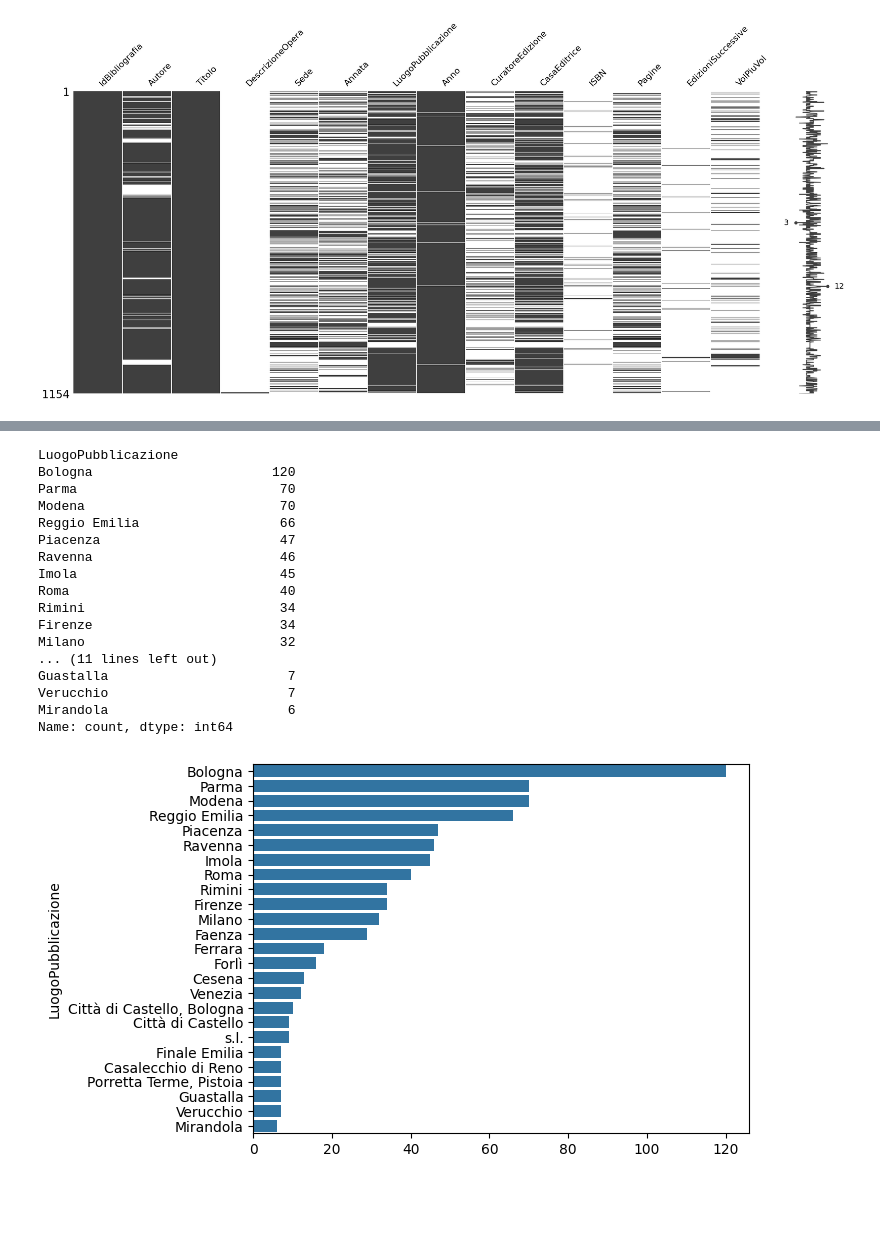
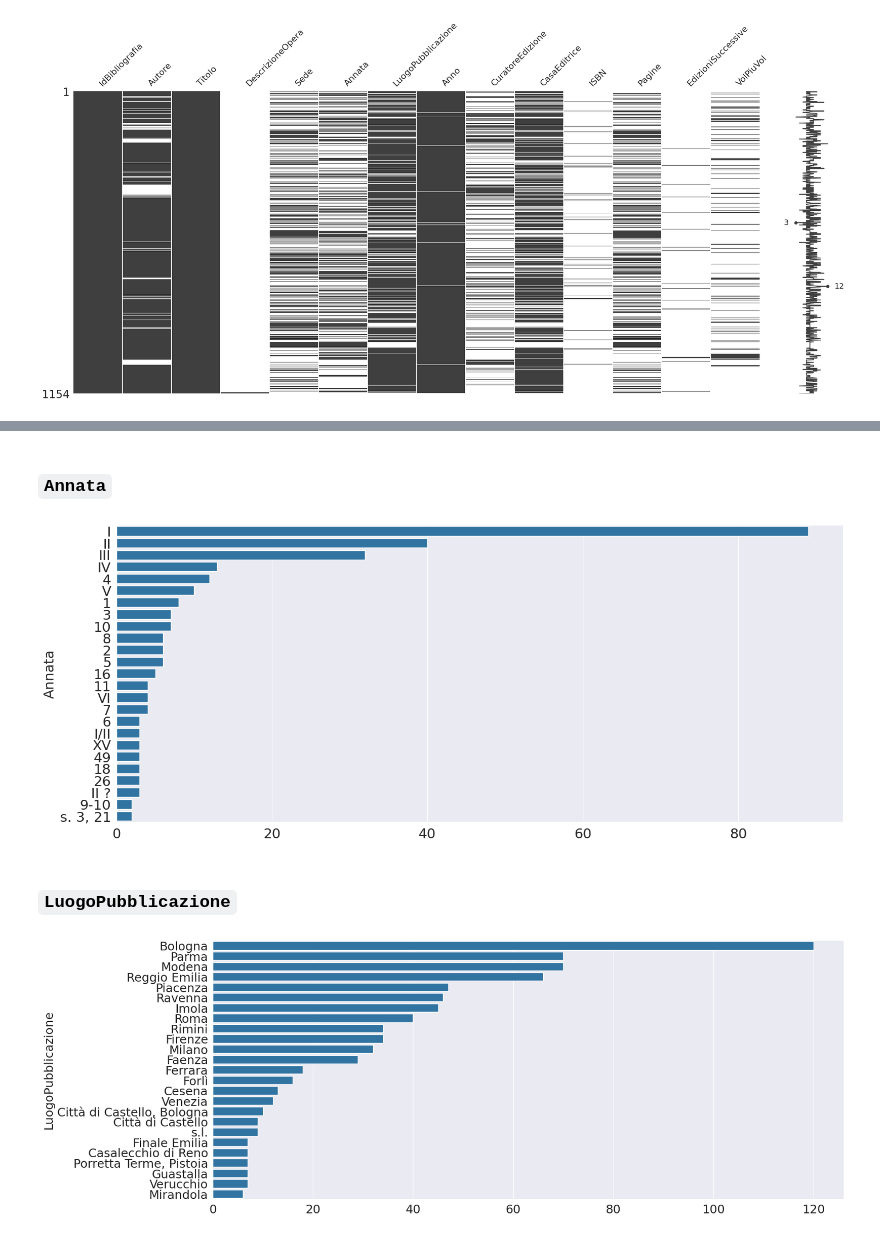
Before and after one commit to sbrzt/castelli, a Jupyter notebook: bibliography.ipynb, the cells around one changed output, grey strips where cells are left out. Cells and saved outputs as stored; diff of their text form; code cells hidden in the pictures; blank space fills up the shorter version.

```diff
--- a/bibliography.ipynb
+++ b/bibliography.ipynb
@@ -8,4 +12,6 @@ import re
 from wordcloud import WordCloud, STOPWORDS
 from stopwords import get_stopwords
 
-bibliography = pd.read_csv('data/bibliografia.csv', delimiter='|', encoding='ISO-8859-1')
+sns.set_style('darkgrid')
+plt.rcParams['figure.figsize'] = (17,7)
+plt.rcParams['font.size'] = 18
@@ -107,24 +157,16 @@ Name: count, dtype: int64
+# %% [markdown]
+### `Annata`
+# %%
+volnumber_counts = bibliography['Annata'].value_counts().head(25)
+sns.barplot(y=volnumber_counts.index, x=volnumber_counts.values)
+plt.show()
+# %% [output]
+[figure, added]
+# %% [markdown]
+### `LuogoPubblicazione`
 # %%
-luogo_counts = bibliography['LuogoPubblicazione'].value_counts().head(25)
-print(luogo_counts)
-sns.barplot(y=luogo_counts.index, x=luogo_counts.values)
+pubplace_counts = bibliography['LuogoPubblicazione'].value_counts().head(25)
+sns.barplot(y=pubplace_counts.index, x=pubplace_counts.values)
 plt.show()
 # %% [output]
-LuogoPubblicazione
-Bologna                       120
-Parma                          70
-Modena                         70
-Reggio Emilia                  66
-Piacenza                       47
-Ravenna                        46
-Imola                          45
-Roma                           40
-Rimini                         34
-Firenze                        34
-Milano                         32
-... (11 lines left out)
-Guastalla                       7
-Verucchio                       7
-Mirandola                       6
-Name: count, dtype: int64
-[figure, old version]
+[figure, new version]
```
Also changed, not shown: parts of 43 cells of this notebook.
